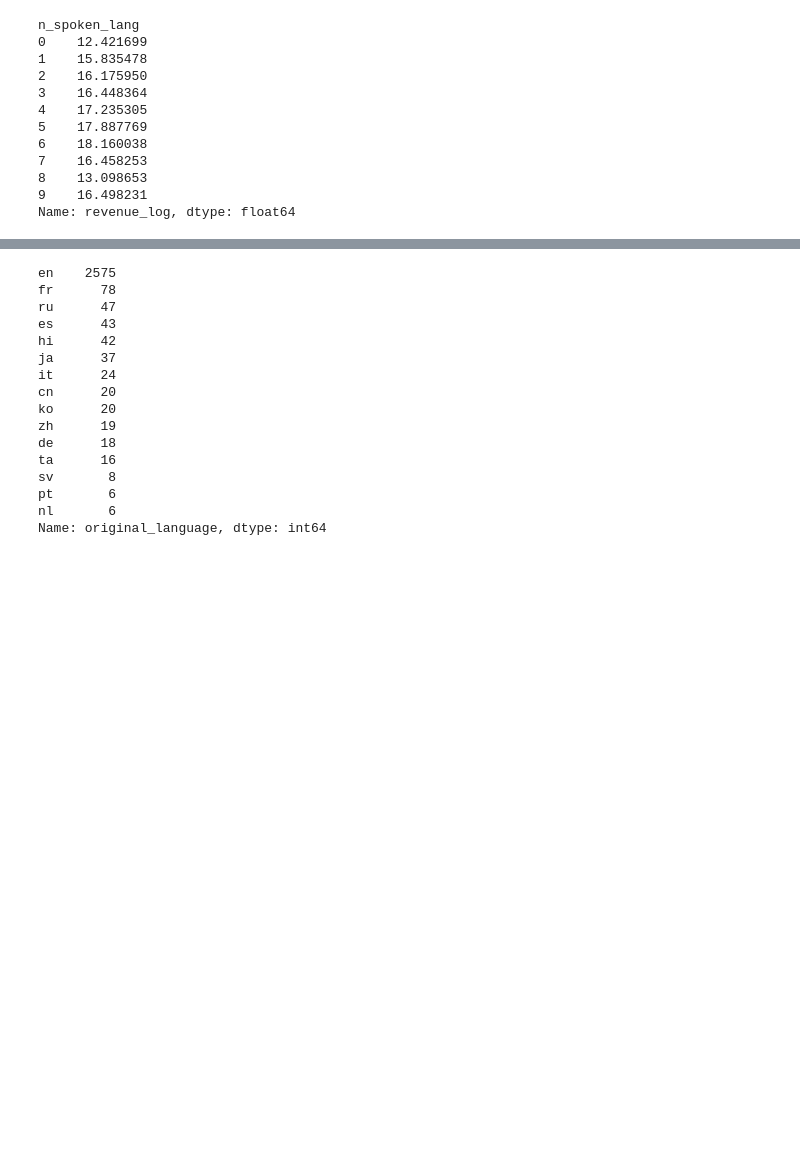
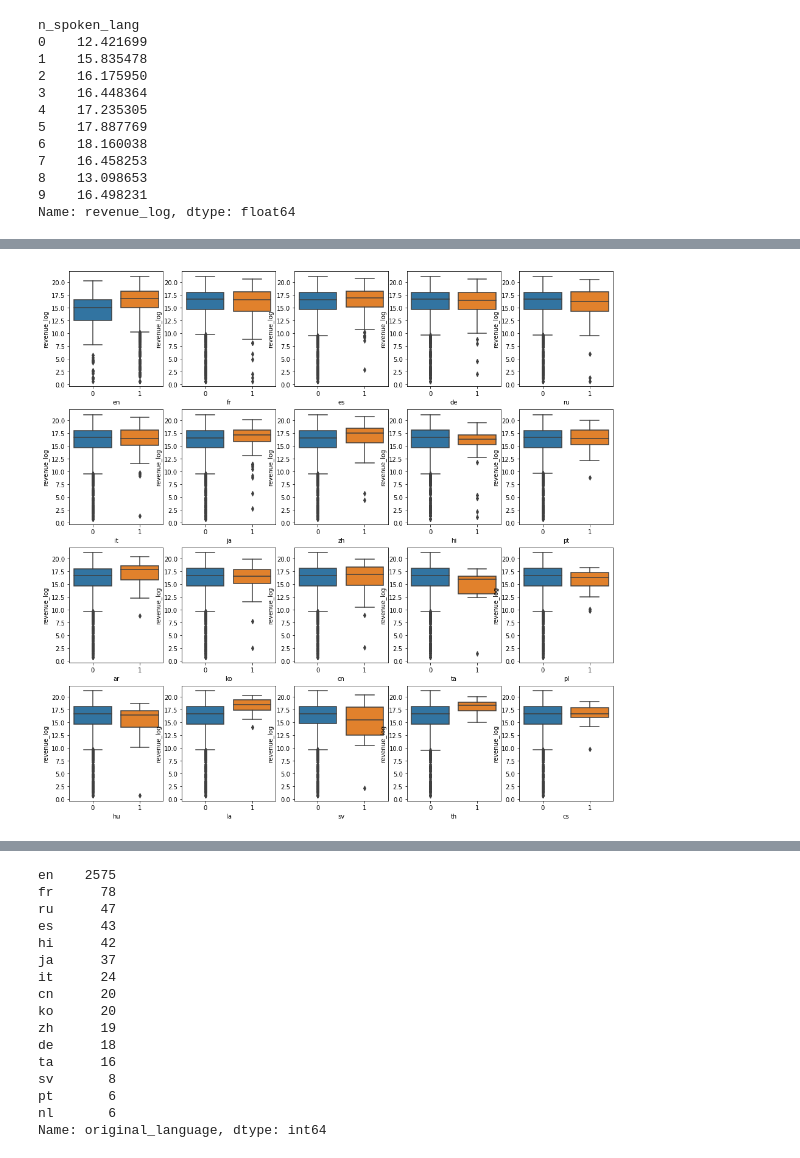
Before and after one commit to jjone36/tmdb, a Jupyter notebook: 02_eda.ipynb, the cells around one changed output, grey strips where cells are left out. Saved outputs shown, nothing was run; the diff lists cells and outputs as text; code cells hidden in the pictures; blank space fills up the shorter version.

```diff
--- a/02_eda.ipynb
+++ b/02_eda.ipynb
@@ -191,3 +191,8 @@ n_spoken_lang
 8    13.098653
 9    16.498231
 Name: revenue_log, dtype: float64
+# %%
+tr_cat['spoken_languages'] = tr_cat.spoken_languages.apply(lambda row: row.split(';'))
+# %%
+X = mlb.fit_transform(tr_cat.spoken_languages).astype('int')
+mlb.classes_
@@ -193,0 +208,4 @@ Name: revenue_log, dtype: float64
+# %%
+df_langs = pd.DataFrame(X, columns = mlb.classes_)
+df_langs = pd.concat([df_langs.iloc[:, 1:], tr_cat.revenue_log], axis = 1)
+df_langs.head()
@@ -193,0 +220,14 @@ Name: revenue_log, dtype: float64
+# %%
+n_langs = df_langs.iloc[:, :-1].sum(axis = 0).astype('int').sort_values(ascending = False)
+top20_langs = n_langs.head(20).keys()
+btm10_langs = n_langs.tail(10).keys()
+# %%
+# 10 most frequently spoken languages
+plt.figure(figsize = (16, 16))
+for i in range(len(top20_langs)):
+    a = top20_langs[i]
+    plt.subplot(4, 5, i+1)
+    sns.boxplot(x = df_langs.loc[:, a], y = df_langs.revenue_log)
+plt.show()
+# %% [output]
+[figure, added]
```
Also changed, not shown: parts of 7 cells of this notebook, 2 other files.
